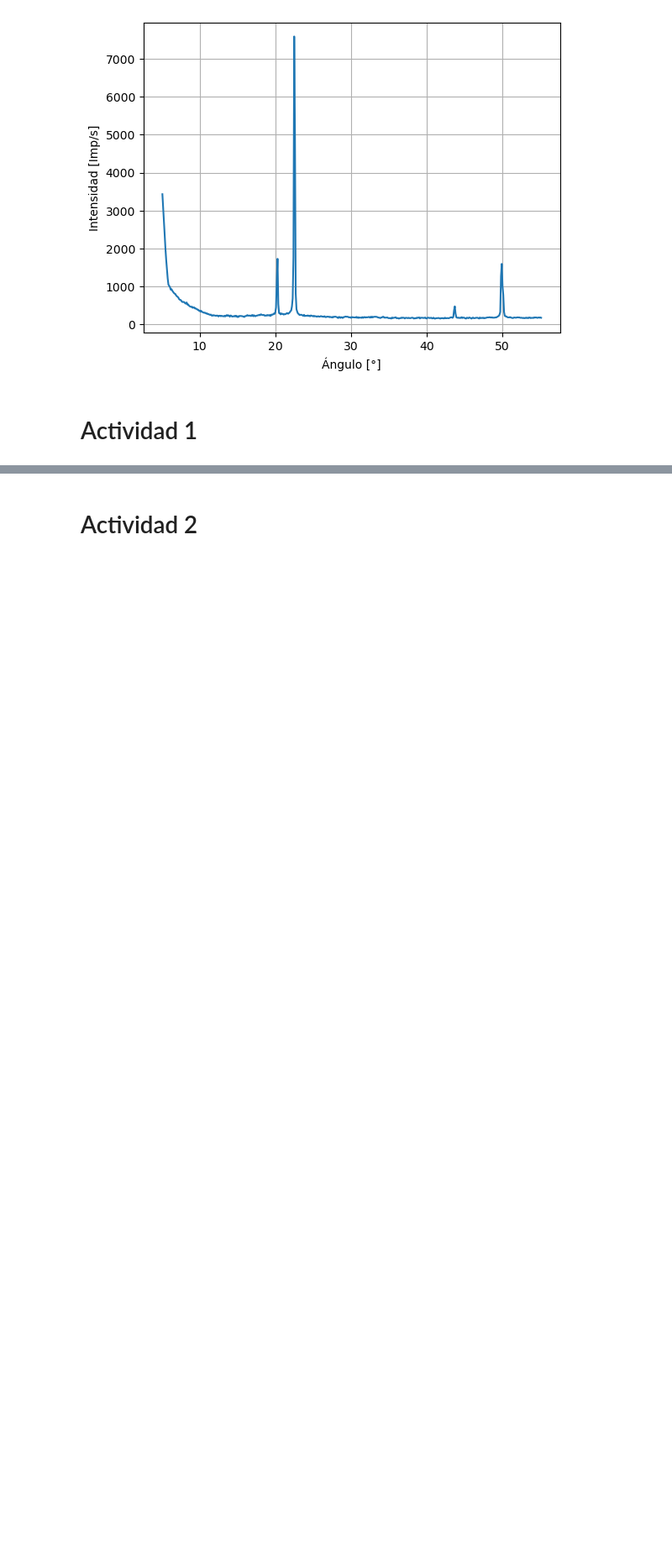
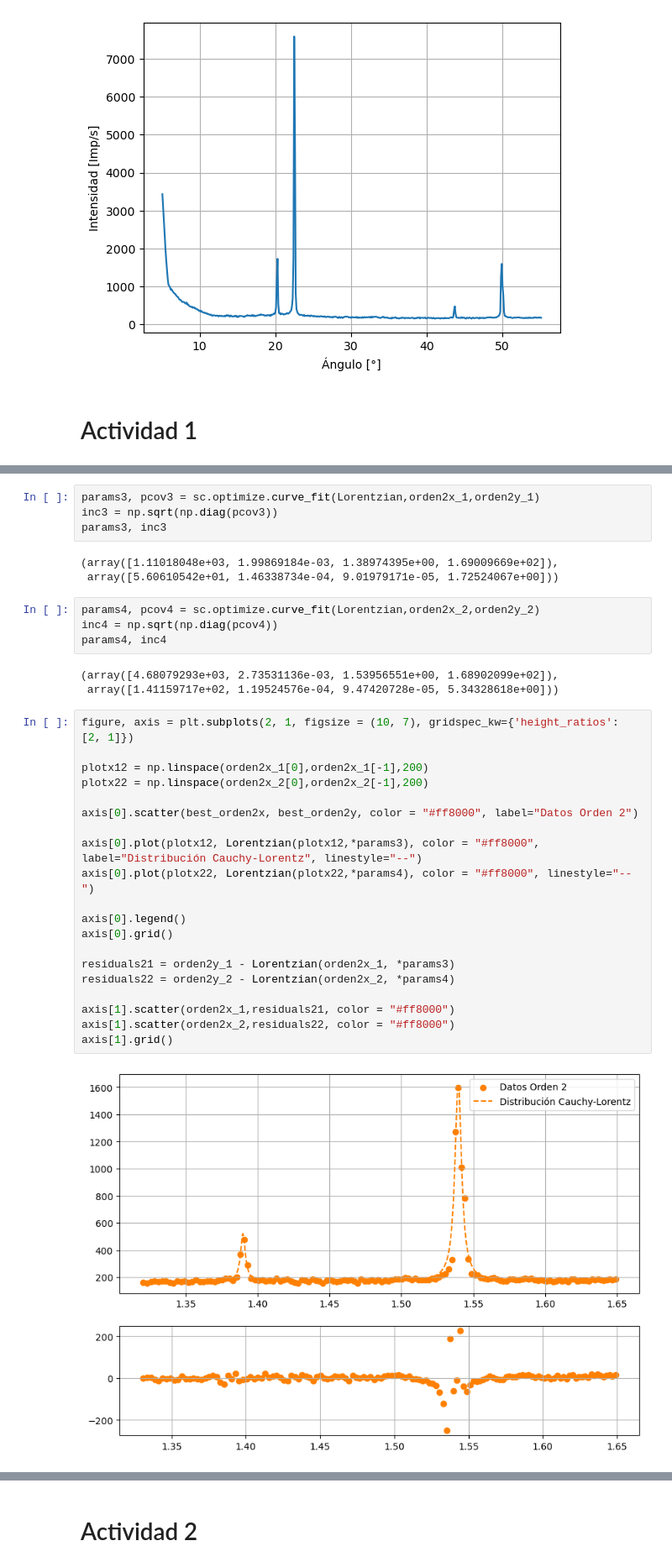
Before and after one commit to QuantumPower4/LabIntermedio2024-2, a Jupyter notebook: Rayos X/Rayos_X.ipynb, the cells around one changed output, grey strips where cells are left out. Shown at 84% size. Cells and saved outputs as stored; diff of their text form; blank space fills up the shorter version.

```diff
--- a/Rayos X/Rayos_X.ipynb
+++ b/Rayos X/Rayos_X.ipynb
@@ -129,0 +147,36 @@ plt.scatter(orden1x_2,orden1y_2)
+# %%
+params3, pcov3 = sc.optimize.curve_fit(Lorentzian,orden2x_1,orden2y_1)
+inc3 = np.sqrt(np.diag(pcov3))
+params3, inc3
+# %% [output]
+(array([1.11018048e+03, 1.99869184e-03, 1.38974395e+00, 1.69009669e+02]),
+ array([5.60610542e+01, 1.46338734e-04, 9.01979171e-05, 1.72524067e+00]))
+# %%
+params4, pcov4 = sc.optimize.curve_fit(Lorentzian,orden2x_2,orden2y_2)
+inc4 = np.sqrt(np.diag(pcov4))
+params4, inc4
+# %% [output]
+(array([4.68079293e+03, 2.73531136e-03, 1.53956551e+00, 1.68902099e+02]),
+ array([1.41159717e+02, 1.19524576e-04, 9.47420728e-05, 5.34328618e+00]))
+# %%
+figure, axis = plt.subplots(2, 1, figsize = (10, 7), gridspec_kw={'height_ratios': [2, 1]})
+
+plotx12 = np.linspace(orden2x_1[0],orden2x_1[-1],200)
+plotx22 = np.linspace(orden2x_2[0],orden2x_2[-1],200)
+
+axis[0].scatter(best_orden2x, best_orden2y, color = "#ff8000", label="Datos Orden 2")
+
+axis[0].plot(plotx12, Lorentzian(plotx12,*params3), color = "#ff8000", label="Distribución Cauchy-Lorentz", linestyle="--")
+axis[0].plot(plotx22, Lorentzian(plotx22,*params4), color = "#ff8000", linestyle="--")
+
+axis[0].legend()
+axis[0].grid()
+
+residuals21 = orden2y_1 - Lorentzian(orden2x_1, *params3)
+residuals22 = orden2y_2 - Lorentzian(orden2x_2, *params4)
+
+axis[1].scatter(orden2x_1,residuals21, color = "#ff8000")
+axis[1].scatter(orden2x_2,residuals22, color = "#ff8000")
+axis[1].grid()
+# %% [output]
+[figure, added]
```
Also changed, not shown: parts of 30 cells of this notebook, 2 other files.
